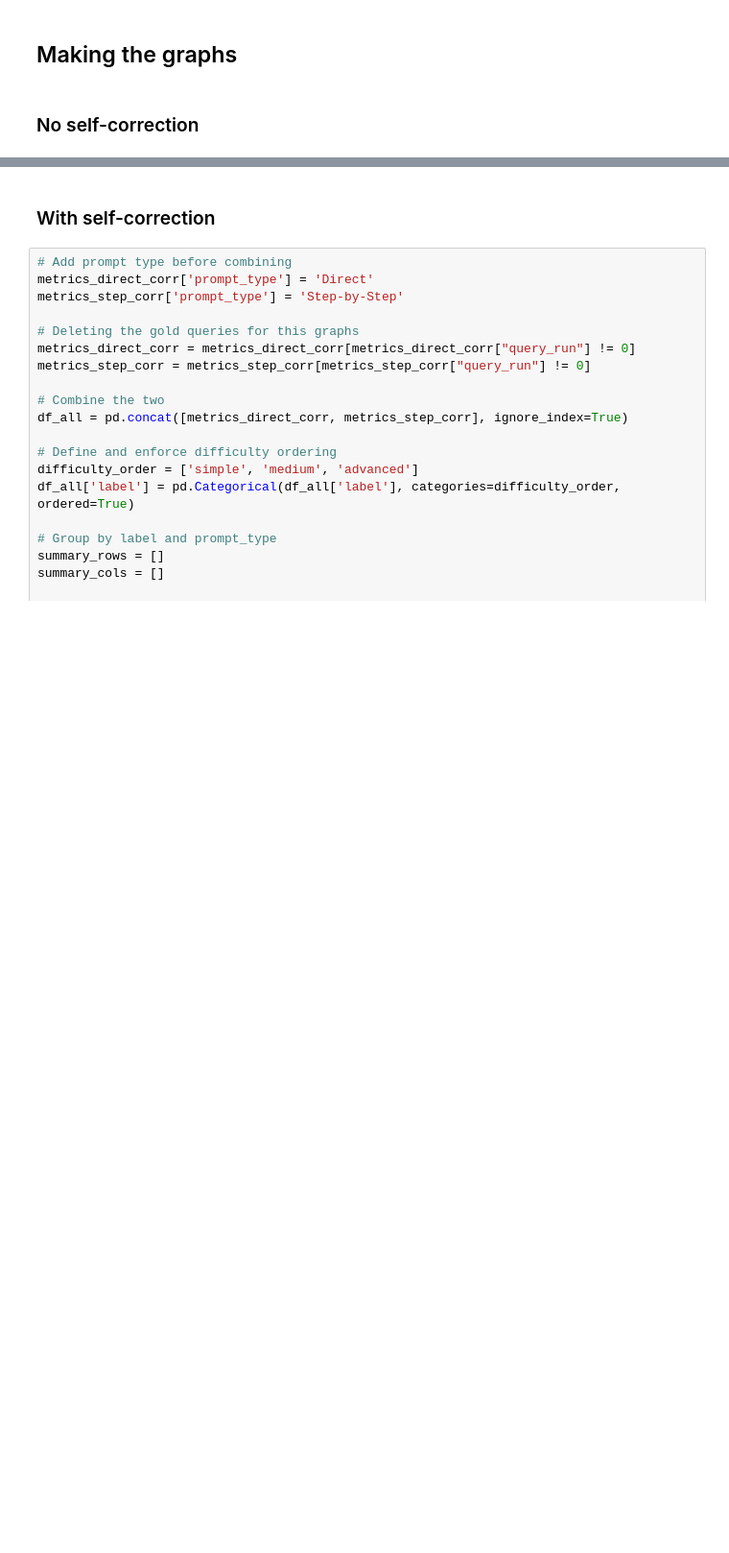
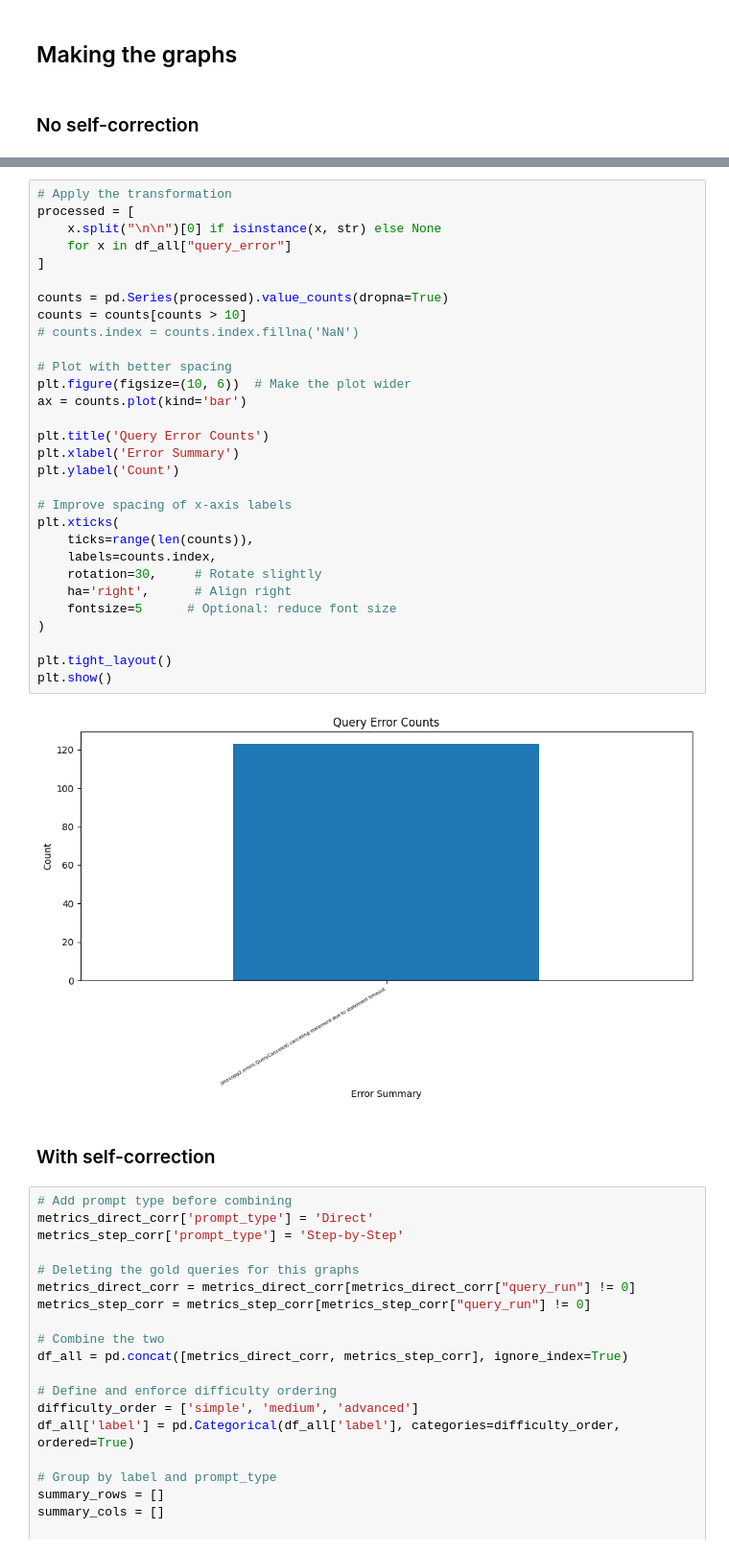
Before and after one commit to SimonSanfeliu/Tesis-Simon-Sanfeliu, a Jupyter notebook: Graphs_v2.ipynb, the cells around one changed output, grey strips where cells are left out. Shown: that part at 96% size. Saved outputs shown, nothing was run; the diff lists cells and outputs as text; blank space fills up the shorter version.

```diff
--- a/Graphs_v2.ipynb
+++ b/Graphs_v2.ipynb
@@ -133,3 +133,35 @@ plt.show()
+# %%
+# Apply the transformation
+processed = [
+    x.split("\n\n")[0] if isinstance(x, str) else None
+    for x in df_all["query_error"]
+]
+
+counts = pd.Series(processed).value_counts(dropna=True)
+counts = counts[counts > 10]
+# counts.index = counts.index.fillna('NaN')
+
+# Plot with better spacing
+plt.figure(figsize=(10, 6))  # Make the plot wider
+ax = counts.plot(kind='bar')
+
+plt.title('Query Error Counts')
+plt.xlabel('Error Summary')
+plt.ylabel('Count')
+
+# Improve spacing of x-axis labels
+plt.xticks(
+    ticks=range(len(counts)),
+    labels=counts.index,
+    rotation=30,     # Rotate slightly
+    ha='right',      # Align right
+    fontsize=5      # Optional: reduce font size
+)
+
+plt.tight_layout()
+plt.show()
+# %% [output]
+[figure, added]
 # %% [markdown]
 ### With self-correction
 # %%
```
Also changed, not shown: parts of 4 cells of this notebook.
